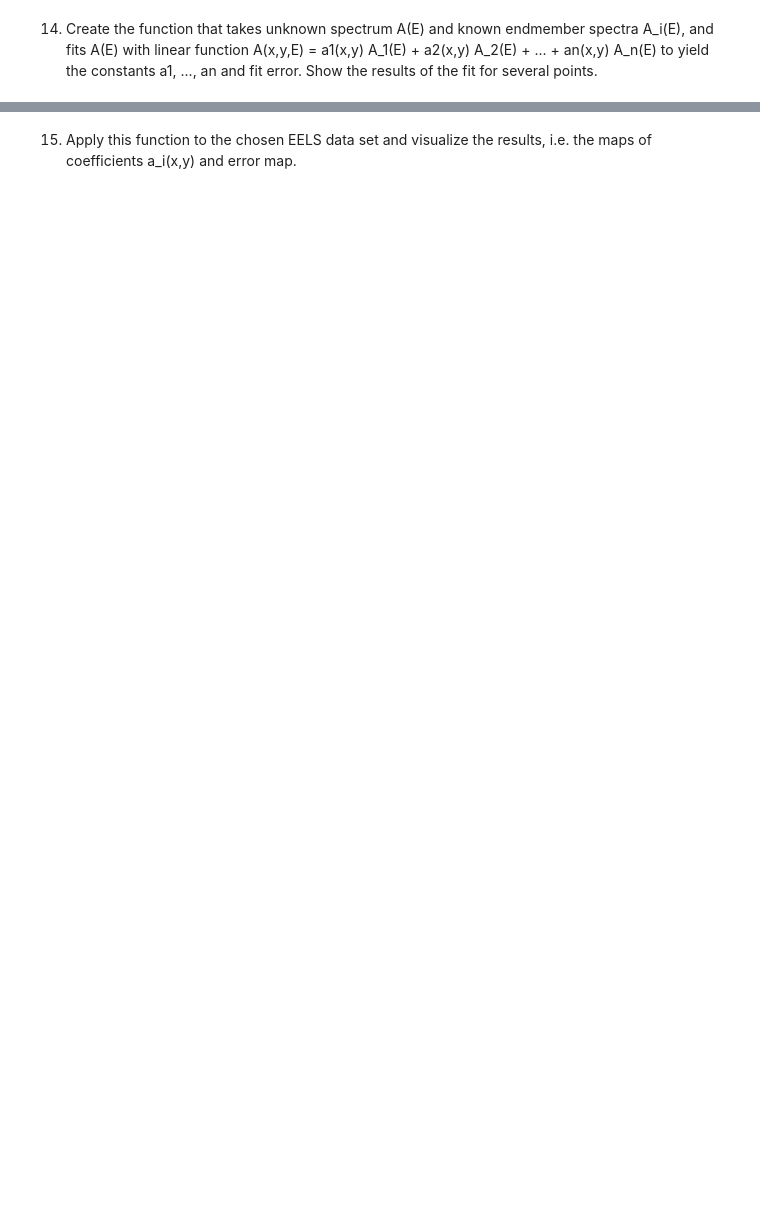
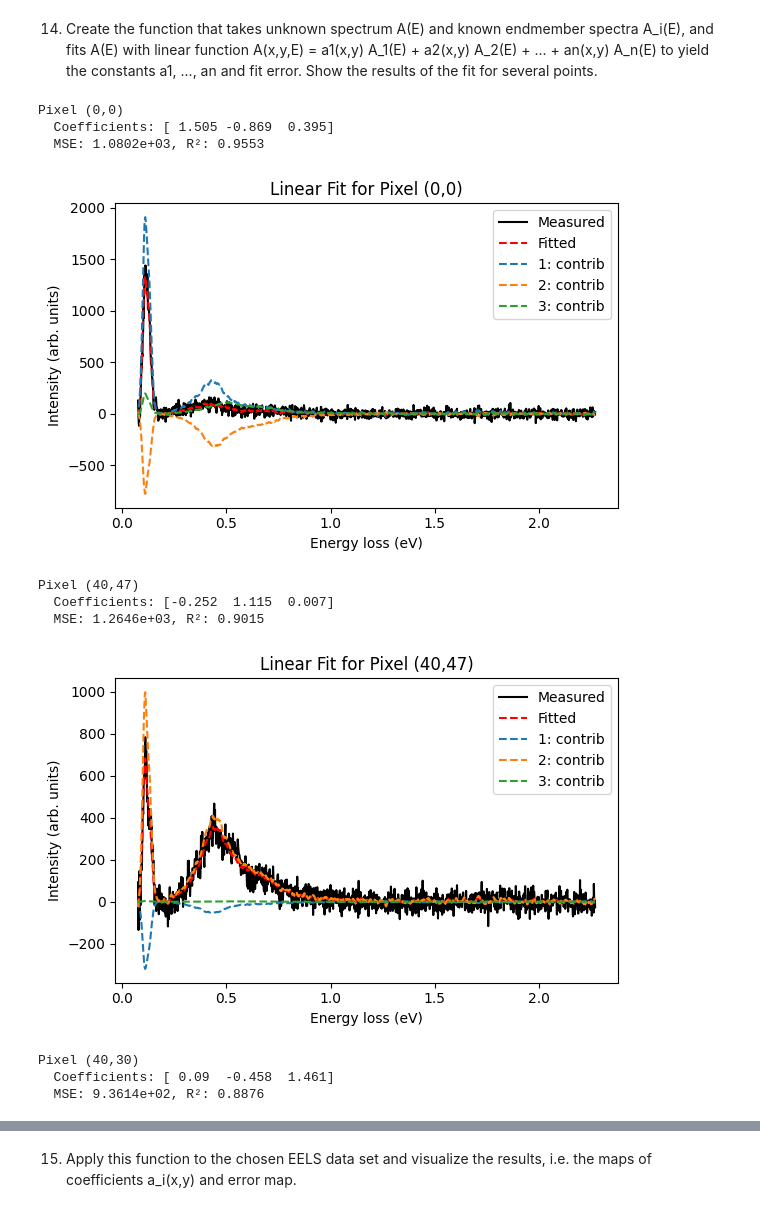
Before and after one commit to smoody-mines/MSE504, a Jupyter notebook: Homework_6.ipynb, the cells around one changed output, grey strips where cells are left out. Cells and saved outputs as stored; diff of their text form; code cells hidden in the pictures; blank space fills up the shorter version.

```diff
--- a/Homework_6.ipynb
+++ b/Homework_6.ipynb
@@ -413,2 +573,65 @@ Now, let's run the multiple regression analysis on the EELS data set. Here, we r
 # %% [markdown]
 14. Create the function that takes unknown spectrum A(E) and known endmember spectra A_i(E), and fits A(E) with linear function A(x,y,E) = a1(x,y) A_1(E) + a2(x,y) A_2(E) + ... + an(x,y) A_n(E) to yield the constants a1, ..., an and fit error. Show the results of the fit for several points.
+# %%
+def fit_spectrum(A, endmembers):
+    """
+    Fit an unknown spectrum A(E) as a linear combination of known endmember spectra.
+    Returns the coefficients (a_i) and fit error.
+    """
+    # Stack endmembers into matrix M (each column is an endmember)
+    M = np.stack(list(endmembers.values()), axis=1)  # shape (d3, n_endmembers)
+
+    # Solve least squares: A ≈ M @ coeffs
+    coeffs, residuals, _, _ = np.linalg.lstsq(M, A, rcond=None)
+
+    # Reconstruct fitted spectrum
+    A_fit = M @ coeffs
+
+    # Compute errors
+    residual = A - A_fit
+    mse = np.mean(residual**2)
+    r2 = 1 - np.sum(residual**2) / np.sum((A - np.mean(A))**2)
+
+    return coeffs, mse, r2, A_fit
+
+
+
+test_points = [(0,0), (40,47), (40,30)]  # example coordinates
+n_end = len(endmembers)
+
+#background_points = [(0,0), (45,2), (60,50)]
+#edge_points = [(40,47), (60,30), (6,30), (30,7)]
+#interior_points = [(40,30) , (35, 20), (50,20), (20,20), (15,20)]
+
+for (x, y) in test_points:
+    spectrum = hdata[y, x, :]
+    coeffs, mse, r2, A_fit = fit_spectrum(spectrum, endmembers)
+
+    print(f"Pixel ({x},{y})")
+    print(f"  Coefficients: {np.round(coeffs, 3)}")
+    print(f"  MSE: {mse:.4e}, R²: {r2:.4f}")
+    print()
+
+    plt.figure(figsize=(6,4))
+    plt.plot(e_ax, spectrum, 'k', lw=1.5, label='Measured')
+    plt.plot(e_ax, A_fit, 'r--', lw=1.5, label='Fitted')
+    for i, (cls, A_i) in enumerate(endmembers.items()):
+        plt.plot(e_ax, coeffs[i]*A_i, '--', label=f'{i+1}: contrib')
+    plt.xlabel('Energy loss (eV)')
+    plt.ylabel('Intensity (arb. units)')
+    plt.title(f'Linear Fit for Pixel ({x},{y})')
+    plt.legend()
+    plt.tight_layout()
+    plt.show()
+# %% [output]
+Pixel (0,0)
+  Coefficients: [ 1.505 -0.869  0.395]
+  MSE: 1.0802e+03, R²: 0.9553
+[figure, added]
+Pixel (40,47)
+  Coefficients: [-0.252  1.115  0.007]
+  MSE: 1.2646e+03, R²: 0.9015
+[figure, added]
+Pixel (40,30)
+  Coefficients: [ 0.09  -0.458  1.461]
+  MSE: 9.3614e+02, R²: 0.8876
```
Also changed, not shown: parts of 9 cells of this notebook.
